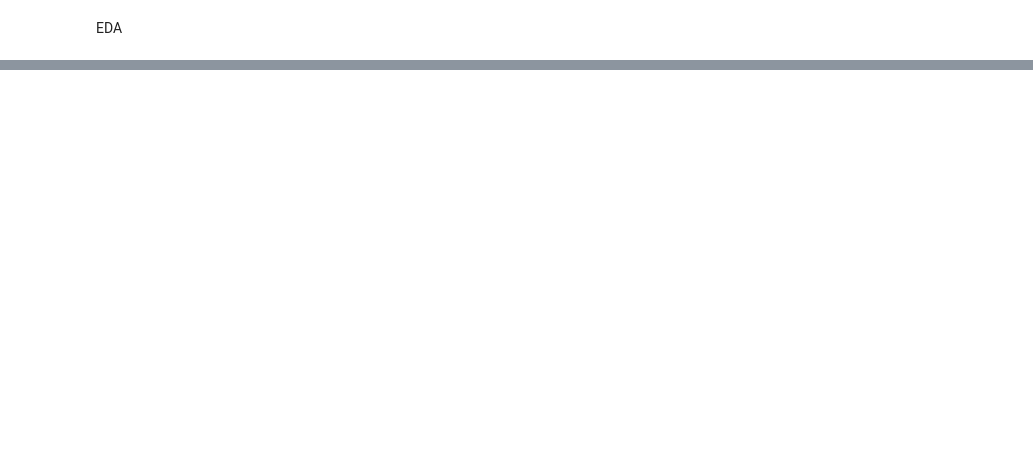
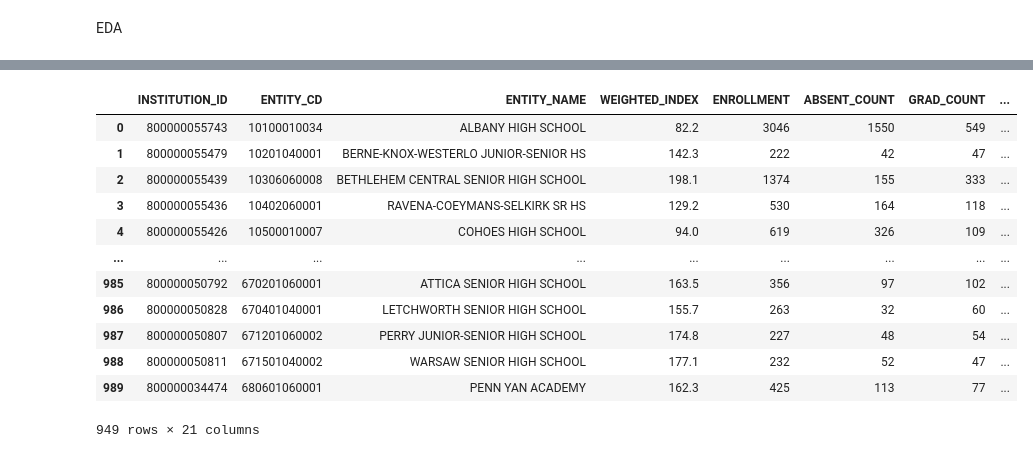
Before and after one commit to thaianle/nysed-2024, a Jupyter notebook: nysed_modeling.ipynb, the cells around one changed output, grey strips where cells are left out. Drawn from its saved outputs; the diff is of its cells as text; code cells hidden in the pictures; blank space fills up the shorter version.

```diff
--- a/nysed_modeling.ipynb
+++ b/nysed_modeling.ipynb
@@ -135,0 +187,16 @@ Text(0.5, 1.02, 'Distribution of each numerical column in the NYSED 2024 dataset
+# %%
+nysed_2024[nysed_2024['MATH_P_RATE'].notna()]
+# %% [output]
+|  | INSTITUTION_ID | ENTITY_CD | ENTITY_NAME | WEIGHTED_INDEX | ENROLLMENT | ABSENT_COUNT | GRAD_COUNT | ... |
+| 0 | 800000055743 | 10100010034 | ALBANY HIGH SCHOOL | 82.2 | 3046 | 1550 | 549 | ... |
+| 1 | 800000055479 | 10201040001 | BERNE-KNOX-WESTERLO JUNIOR-SENIOR HS | 142.3 | 222 | 42 | 47 | ... |
+| 2 | 800000055439 | 10306060008 | BETHLEHEM CENTRAL SENIOR HIGH SCHOOL | 198.1 | 1374 | 155 | 333 | ... |
+| 3 | 800000055436 | 10402060001 | RAVENA-COEYMANS-SELKIRK SR HS | 129.2 | 530 | 164 | 118 | ... |
+| 4 | 800000055426 | 10500010007 | COHOES HIGH SCHOOL | 94.0 | 619 | 326 | 109 | ... |
+| ... | ... | ... | ... | ... | ... | ... | ... | ... |
+| 985 | 800000050792 | 670201060001 | ATTICA SENIOR HIGH SCHOOL | 163.5 | 356 | 97 | 102 | ... |
+| 986 | 800000050828 | 670401040001 | LETCHWORTH SENIOR HIGH SCHOOL | 155.7 | 263 | 32 | 60 | ... |
+| 987 | 800000050807 | 671201060002 | PERRY JUNIOR-SENIOR HIGH SCHOOL | 174.8 | 227 | 48 | 54 | ... |
+| 988 | 800000050811 | 671501040002 | WARSAW SENIOR HIGH SCHOOL | 177.1 | 232 | 52 | 47 | ... |
+| 989 | 800000034474 | 680601060001 | PENN YAN ACADEMY | 162.3 | 425 | 113 | 77 | ... |
+949 rows × 21 columns
```
Also changed, not shown: parts of 17 cells of this notebook.
